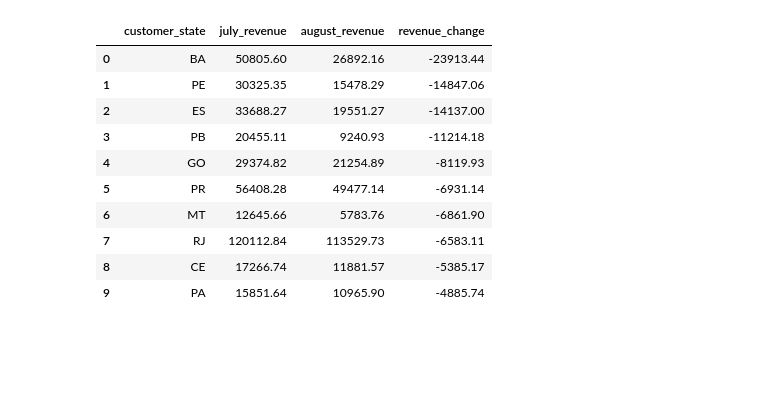
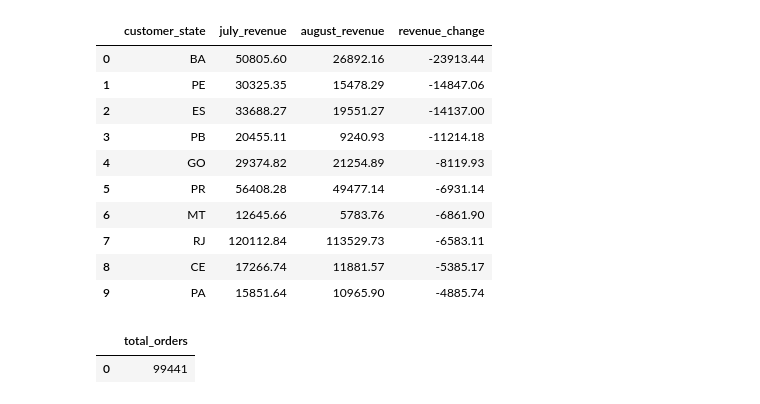
Before and after one commit to sagarzanwar92/Insight-Agent, a Jupyter notebook: notebooks/01_data_exploration.ipynb, the cells around one changed output. Drawn from its saved outputs; the diff is of its cells as text; code cells hidden in the pictures; blank space fills up the shorter version.

```diff
--- a/notebooks/01_data_exploration.ipynb
+++ b/notebooks/01_data_exploration.ipynb
@@ -355,0 +364,18 @@ state_decline_df
+# %%
+from pathlib import Path
+
+db_path = Path("../data/database/insight_agent.duckdb")
+# %%
+import duckdb
+
+con = duckdb.connect(str(db_path), read_only=True)
+
+result = con.execute("""
+SELECT COUNT(*) AS total_orders
+FROM fact_orders
+""").fetchdf()
+
+result
+# %% [output]
+|  | total_orders |
+| 0 | 99441 |
```
Also changed, not shown: parts of 3 cells of this notebook, 4 other files.
